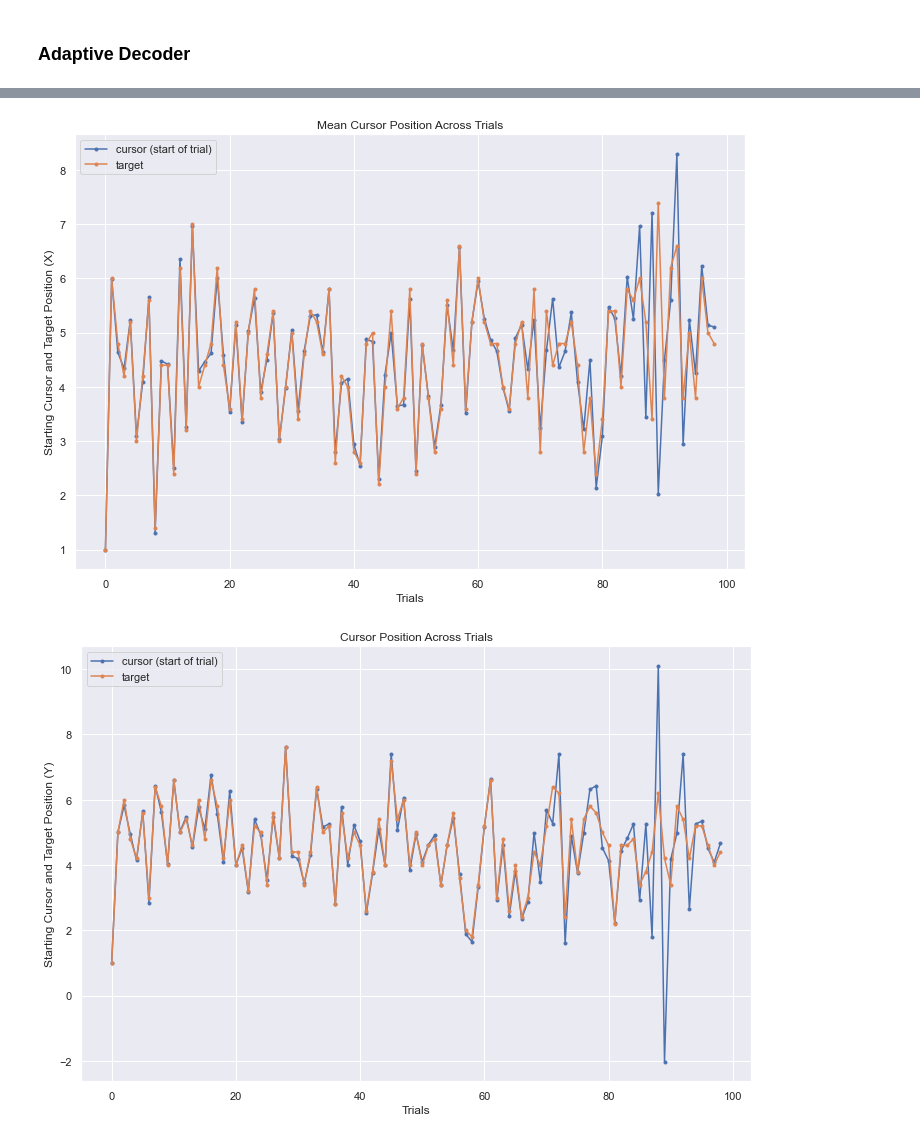
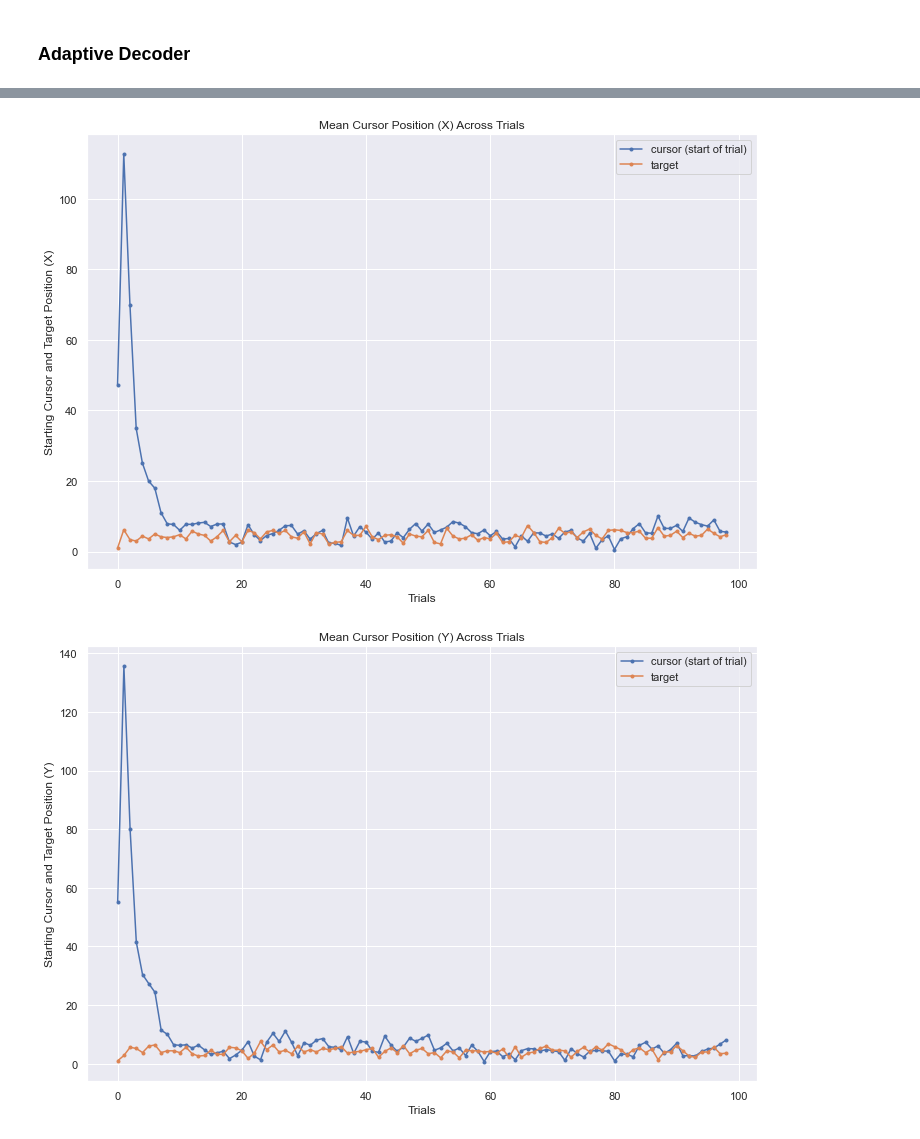
Before and after one commit to mmadduri/BMI_Model, a Jupyter notebook: BMIModel_AdaptiveDecoder.ipynb, the cells around one changed output, grey strips where cells are left out. Drawn from its saved outputs; the diff is of its cells as text; code cells hidden in the pictures.

```diff
--- a/BMIModel_AdaptiveDecoder.ipynb
+++ b/BMIModel_AdaptiveDecoder.ipynb
@@ -436,21 +435,24 @@ print("b =" + str(BASELINE))
 # IDEAL: y = a + Kf = a + K(b + Wt) = a + Kb + KWt
 # in order for y = t, want: a + Kb --> 0 and KW --> Identity matx
 K_MATX = np.random.random_sample( (NUM_DIM, NUM_NEURONS) ) # random float [0, 1)
-A_VECT = (-np.matmul(K_MATX, BASELINE))
+# A_VECT = (-np.matmul(K_MATX, BASELINE))
+A_VECT = np.random.random_sample( (NUM_DIM) )
 print("K MATX = " + str(K_MATX))
 print("A = " + str(A_VECT))
 
 KW_only = False #False = include A/B, True = only K/W, no baseline
+BRAIN_ADAPT = True
 
 # lambda
 lambda_init = np.zeros((NUM_NEURONS, NUM_LAMBDA))
 W_init = np.linalg.pinv(K_MATX)
-W_rand = 0*np.random.random_sample( (NUM_NEURONS, NUM_DIM) )
+W_rand = 3*np.random.random_sample( (NUM_NEURONS, NUM_DIM) )
 W_init = W_init + W_rand
 lambda_init[:, 0] = np.array([BASELINE])        # lambda[0] = baseline
 lambda_init[:, 1:3] = W_init
 print("lambda init = ")
 print(lambda_init)
+
 
 # lambda_init[:, 1] = np.random.random_sample(np.shape(lambda_init[:, 0]))    # lambda[2] = w_y
 # lambda_init[:, 2] = np.random.random_sample(np.shape(lambda_init[:, 0]))*10
@@ -507,9 +509,9 @@ NUM_TRIALS = 100
 NUM_RUNS = 2 # Has to be >1 # 2 = goes through the trial for target once
 NUM_SESSIONS = 5
 # rate_list = [5e-3, 1e-3, 5e-4, 1e-4]
-rate_list = [1e-2]
-A_RATE = 5e-5
-K_RATE = 5e-5
+rate_list = [5e-4]
+A_RATE = 1e-4
+K_RATE = 1e-4
 ADAPT_TRIALS = NUM_TRIALS
 
 # initialization
@@ -529,6 +531,8 @@ for lambda_rate in rate_list:
         print("")
         print("+++++++++++++++++++++++++++++++++++")
         print("Session #" + str(iS))
+        print("Adaptive Decoder = " + str(ADAPT_DEC))
+        print("Adaptive Brain = " + str(BRAIN_ADAPT))
         ## BRAIN SIDE
         FR_DIST = (FR_SIGMA, FR_DELTA, FR_DIST_SIZE)
     #     fr_init[:, 0] = np.array(brainFiringRate(lambda_init, TARGET_VECTOR_ERR))
@@ -570,7 +574,7 @@ for lambda_rate in rate_list:
             fr_start = np.array(brainFiringRate(lambda_trial[:, :, iT, iS], target_trial[:, :, iT, iS]))
             fr_trial[:, :, iT] = fr_start
 
-            print("lambda start of trial = " + str(lambda_trial[:, :, iT, iS]))
+#             print("lambda start of trial = " + str(lambda_trial[:, :, iT, iS]))
             # calculate reach error of firing rate at the beginning of the trial
             # this becomes the error of the new target position being presented and where the cursor is
             brain_vars = ( fr_trial[:, :, iT],  target_trial[:, :, iT, iS] )
@@ -592,10 +596,13 @@ for lambda_rate in rate_list:
             a_run, k_run = calcNextDecoder(decoder_params, brain_vars)
             if (KW_only):
                 a_run = np.zeros((2, 1))
-            fr_run, lambda_run = calcNextBrain(brain_params, decoder_params, target_trial[:, :, iT, iS], NUM_RUNS)
 
-    #         print("fr_run = " + str(fr_run))
-#             re_run, fr_run, lambda_run = brain_adapt_sgd(brain_params, decoder_params, target_trial[:, :, iT], NUM_RUNS)
+            if (BRAIN_ADAPT):
+                fr_run, lambda_run = calcNextBrain(brain_params, decoder_params, target_trial[:, :, iT, iS], NUM_RUNS)
+            else:
+                fr_run = fr_trial[:, :, iT]
+                lambda_run = lambda_trial[:, :, iT, iS]
+
             # update cost function arguments
             decoder_vals = (a_run, k_run)
             brain_vars = (fr_run, target_trial[:, :, iT, iS])
@@ -608,7 +615,7 @@ for lambda_rate in rate_list:
             if (KW_only):
                 lambda_run[:, 0] = 0
             cursor_end[:, :, iT, iS] =  (decoder_findY(decoder_vals, brain_vars))
-#             print("fr end of trial = " + str(fr_run))
+            print("fr end of trial = " + str(fr_run))
             print("lambda end of trial = " + str(lambda_run))
             print("cursor end = " + str(cursor_end[:, :, iT, iS]) )
 
@@ -618,6 +625,7 @@ for lambda_rate in rate_list:
 
             # update the parameters
             lambda_trial[:, :, iT + 1, iS] = np.squeeze(lambda_run)
+
             a_trial[:, iT + 1, iS] = np.squeeze(a_run)
             k_trial[:, :, iT + 1, iS] = np.squeeze(k_run)
             print("a = " + str(a_trial[:, iT + 1, iS]))
@@ -670,35 +678,35 @@ plt.plot(targ_x_mean, linestyle = '-', marker = '.', label = 'target' )
 plt.legend()
 plt.xlabel('Trials')
 plt.ylabel('Starting Cursor and Target Position (X)')
-plt.title('Mean Cursor Position Across Trials')
+plt.title('Mean Cursor Position (X) Across Trials')
 plt.show()
 
 # plt.figure(figsize = (12, 8))
 # plt.plot(np.arange(0, NUM_TRIALS, 1), end_x_mean, linestyle = '-', marker = '.', label = 'cursor (end of trial)')
 # plt.plot(np.arange(0, NUM_TRIALS, 1), targ_x_mean, linestyle = '-', marker = '.', label = 'target' )
 # plt.legend()
 # plt.xlabel('Trials')
 # plt.ylabel('Ending Cursor and Target Position (X)')
 # plt.title('Cursor Position Across Trials')
 # plt.show()
 
 plt.figure(figsize = (12, 8))
 plt.plot(start_y_mean, linestyle = '-', marker = '.', label = 'cursor (start of trial)')
 plt.plot(targ_y_mean, linestyle = '-', marker = '.', label = 'target' )
 plt.legend()
 plt.xlabel('Trials')
 plt.ylabel('Starting Cursor and Target Position (Y)')
-plt.title('Cursor Position Across Trials')
+plt.title('Mean Cursor Position (Y) Across Trials')
 plt.show()
 
 # plt.figure(figsize = (12, 8))
 # plt.plot(np.arange(0, NUM_TRIALS, 1), end_y_mean, linestyle = '-', marker = '.', label = 'cursor (end of trial)')
 # plt.plot(np.arange(0, NUM_TRIALS, 1), targ_y_mean, linestyle = '-', marker = '.', label = 'target' )
 # plt.legend()
 # plt.xlabel('Trials')
 # plt.ylabel('Ending Cursor and Target Position (Y)')
 # plt.title('Cursor Position Across Trials')
 # plt.show()
 # %% [output]
-[figure, old version]
+[figure, new version]
-[figure, old version]
+[figure, new version]
```
Also changed, not shown: parts of 10 cells of this notebook.
